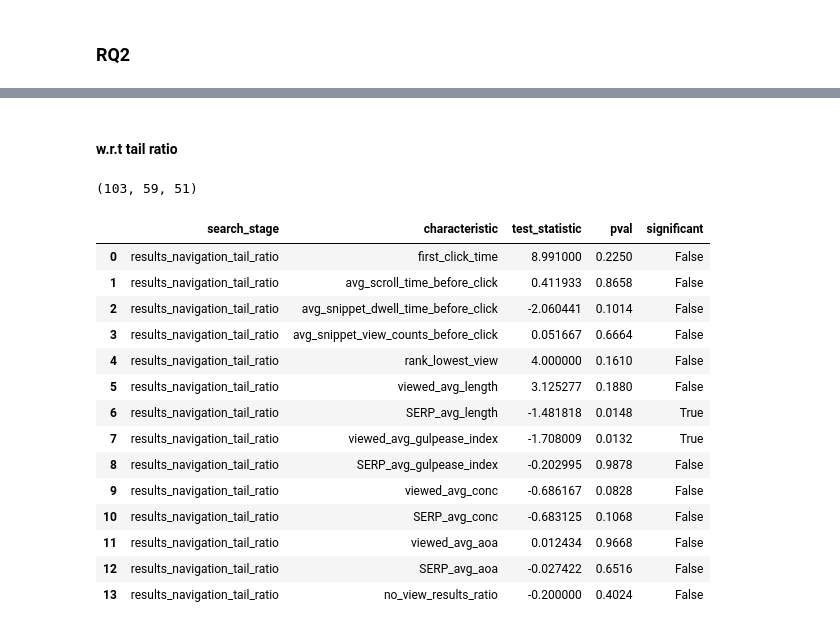
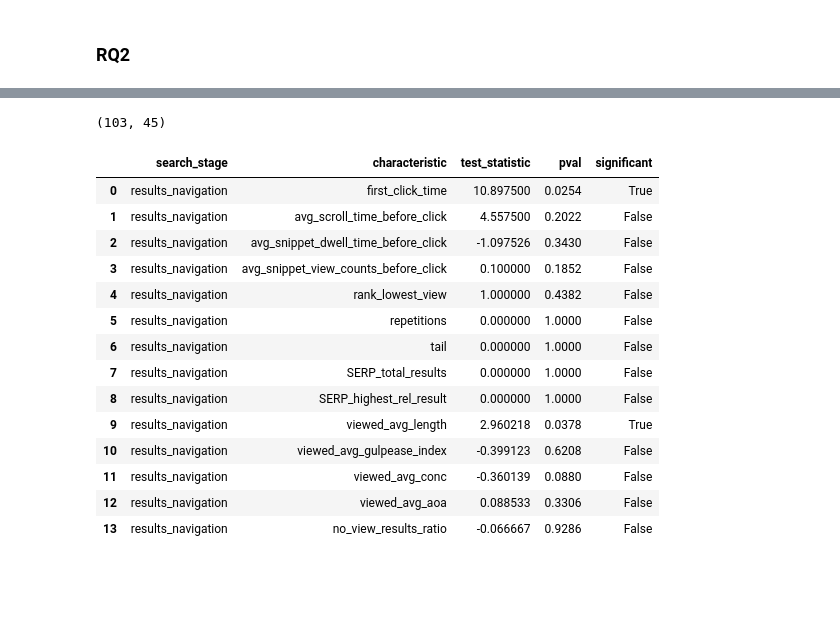
Before and after one commit to SOLandChildren/CHIIR27_LogAnalysis, a Jupyter notebook: results_navigation.ipynb, the cells around one changed output, grey strips where cells are left out. Saved outputs shown, nothing was run; the diff lists cells and outputs as text; code cells hidden in the pictures; blank space fills up the shorter version.

```diff
--- a/results_navigation.ipynb
+++ b/results_navigation.ipynb
@@ -269,7 +275,12 @@ import pandas as pd
 navigation_quality = pd.read_csv("Data/navigation_quality.csv")
 categories = [
     "first_click_time", "avg_scroll_time_before_click", "avg_snippet_dwell_time_before_click", "avg_snippet_view_counts_before_click", "rank_lowest_view",
-    "viewed_avg_length", "SERP_avg_length", "viewed_avg_gulpease_index", "SERP_avg_gulpease_index", "viewed_avg_conc", "SERP_avg_conc", "viewed_avg_aoa", "SERP_avg_aoa", "no_view_results_ratio"
+    "repetitions", "tail", "SERP_total_results", "SERP_highest_rel_result",
+    "viewed_avg_length", #"SERP_avg_length",
+    "viewed_avg_gulpease_index", #"SERP_avg_gulpease_index",
+    "viewed_avg_conc", #"SERP_avg_conc",
+    "viewed_avg_aoa", #"SERP_avg_aoa",
+    "no_view_results_ratio"
 ]
 # navigation_quality
 # %%
@@ -322,6 +359,11 @@ desc_stats
 import matplotlib.pyplot as plt
 import seaborn as sns
 import pandas as pd
+
+navigation_quality = pd.read_csv("Data/navigation_quality.csv")
+# results_navigation = pd.read_csv("Data/results_navigation.csv")
+# viewed_results = results_navigation.loc[results_navigation["view_count"]>0]
+# not_viewed_results = results_navigation.loc[results_navigation["view_count"]==0]
 
 binwidth_map = {
     "viewed_avg_length": 5,
@@ -337,7 +379,8 @@ plt.figure(figsize=(16,9))
 plt.subplots_adjust(hspace=0.25)
 ncols = 2
 nrows = 2
-for i, category in enumerate(["avg_length", "avg_conc", "avg_aoa", "avg_gulpease_index"]):
+for i, category in enumerate(["avg_length", "avg_gulpease_index", "avg_conc", "avg_aoa"]):
+# for i, category in enumerate(["SERP_result_content_len", "SERP_result_mean_aoa", "SERP_result_mean_conc", "SERP_result_gulpease_index"]):
     ax = plt.subplot(nrows, ncols, i+1)
     viewed = navigation_quality["viewed_"+category]
     not_viewed = navigation_quality["no_view_"+category]
@@ -442,30 +434,28 @@ get_boxplots(df=navigation_quality, search_stage="results_navigation_nav_eff", c
-# %% [markdown]
-#### w.r.t tail ratio
 # %%
-len(navigation_quality), len(navigation_quality.loc[pd.notna(navigation_quality["effective_nav_pt2"])]), len(navigation_quality.loc[navigation_quality["effective_nav_pt2"]==1])
+len(navigation_quality), len(navigation_quality.loc[navigation_quality["effective_navigation"]==1])
 # %% [output]
-(103, 59, 51)
+(103, 45)
 # %%
 from driver import get_significance
 
-desc_stats_df_tail_ratio, sig_test_results_tail_ratio = get_significance(df=navigation_quality, effective_label="effective_nav_pt2", search_stage="results_navigation_tail_ratio", categories=categories)
+desc_stats_df_tail_ratio, sig_test_results_tail_ratio = get_significance(df=navigation_quality, effective_label="effective_navigation", search_stage="results_navigation", categories=categories)
 sig_test_results_tail_ratio
 # %% [output]
 |  | search_stage | characteristic | test_statistic | pval | significant |
-| 0 | results_navigation_tail_ratio | first_click_time | 8.991000 | 0.2250 | False |
-| 1 | results_navigation_tail_ratio | avg_scroll_time_before_click | 0.411933 | 0.8658 | False |
-| 2 | results_navigation_tail_ratio | avg_snippet_dwell_time_before_click | -2.060441 | 0.1014 | False |
-| 3 | results_navigation_tail_ratio | avg_snippet_view_counts_before_click | 0.051667 | 0.6664 | False |
-| 4 | results_navigation_tail_ratio | rank_lowest_view | 4.000000 | 0.1610 | False |
-| 5 | results_navigation_tail_ratio | viewed_avg_length | 3.125277 | 0.1880 | False |
-| 6 | results_navigation_tail_ratio | SERP_avg_length | -1.481818 | 0.0148 | True |
-| 7 | results_navigation_tail_ratio | viewed_avg_gulpease_index | -1.708009 | 0.0132 | True |
-| 8 | results_navigation_tail_ratio | SERP_avg_gulpease_index | -0.202995 | 0.9878 | False |
-| 9 | results_navigation_tail_ratio | viewed_avg_conc | -0.686167 | 0.0828 | False |
-| 10 | results_navigation_tail_ratio | SERP_avg_conc | -0.683125 | 0.1068 | False |
-| 11 | results_navigation_tail_ratio | viewed_avg_aoa | 0.012434 | 0.9668 | False |
-| 12 | results_navigation_tail_ratio | SERP_avg_aoa | -0.027422 | 0.6516 | False |
-| 13 | results_navigation_tail_ratio | no_view_results_ratio | -0.200000 | 0.4024 | False |
+| 0 | results_navigation | first_click_time | 10.897500 | 0.0254 | True |
+| 1 | results_navigation | avg_scroll_time_before_click | 4.557500 | 0.2022 | False |
+| 2 | results_navigation | avg_snippet_dwell_time_before_click | -1.097526 | 0.3430 | False |
+| 3 | results_navigation | avg_snippet_view_counts_before_click | 0.100000 | 0.1852 | False |
+| 4 | results_navigation | rank_lowest_view | 1.000000 | 0.4382 | False |
+| 5 | results_navigation | repetitions | 0.000000 | 1.0000 | False |
+| 6 | results_navigation | tail | 0.000000 | 1.0000 | False |
+| 7 | results_navigation | SERP_total_results | 0.000000 | 1.0000 | False |
+| 8 | results_navigation | SERP_highest_rel_result | 0.000000 | 1.0000 | False |
+| 9 | results_navigation | viewed_avg_length | 2.960218 | 0.0378 | True |
+| 10 | results_navigation | viewed_avg_gulpease_index | -0.399123 | 0.6208 | False |
+| 11 | results_navigation | viewed_avg_conc | -0.360139 | 0.0880 | False |
+| 12 | results_navigation | viewed_avg_aoa | 0.088533 | 0.3306 | False |
+| 13 | results_navigation | no_view_results_ratio | -0.066667 | 0.9286 | False |
 # %%
 desc_stats_df_tail_ratio
 # %% [output]
```
Also changed, not shown: parts of 13 cells of this notebook, 17 other files.
